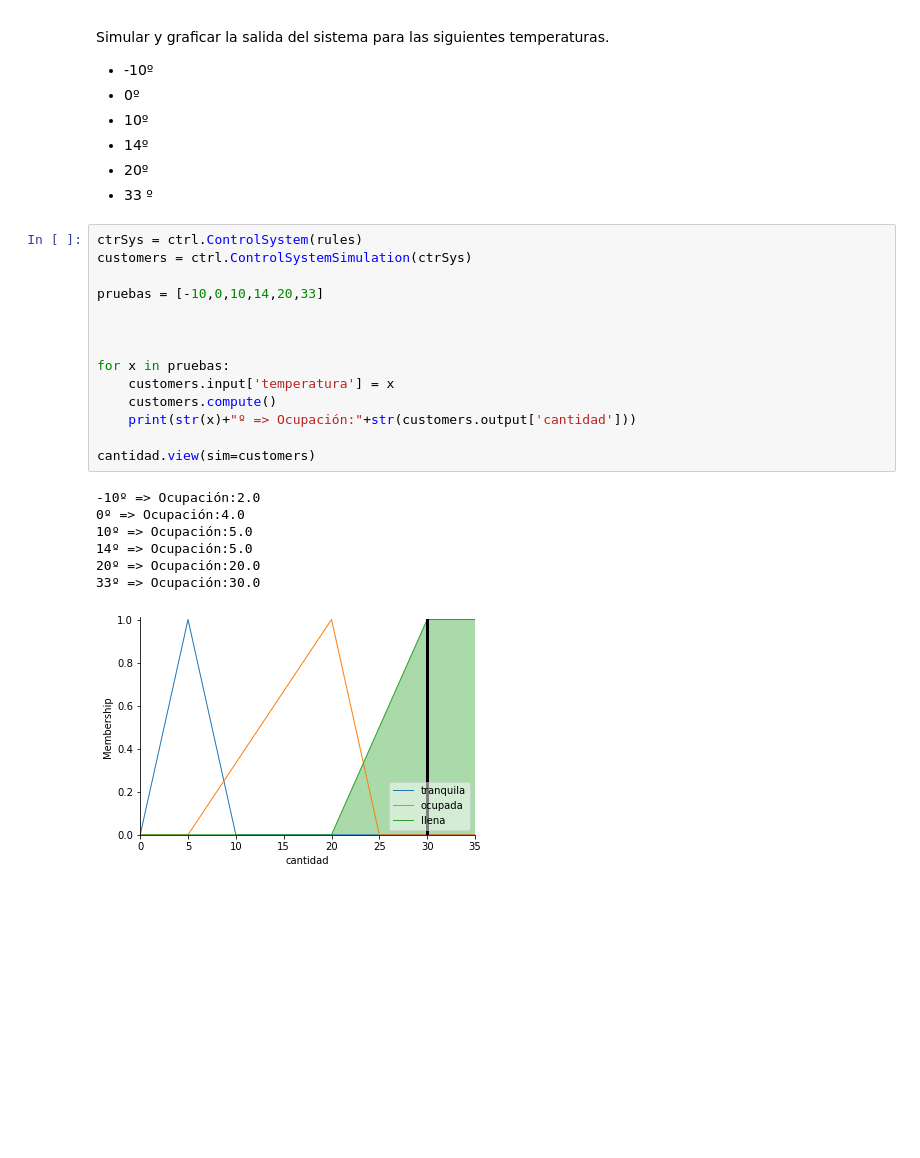
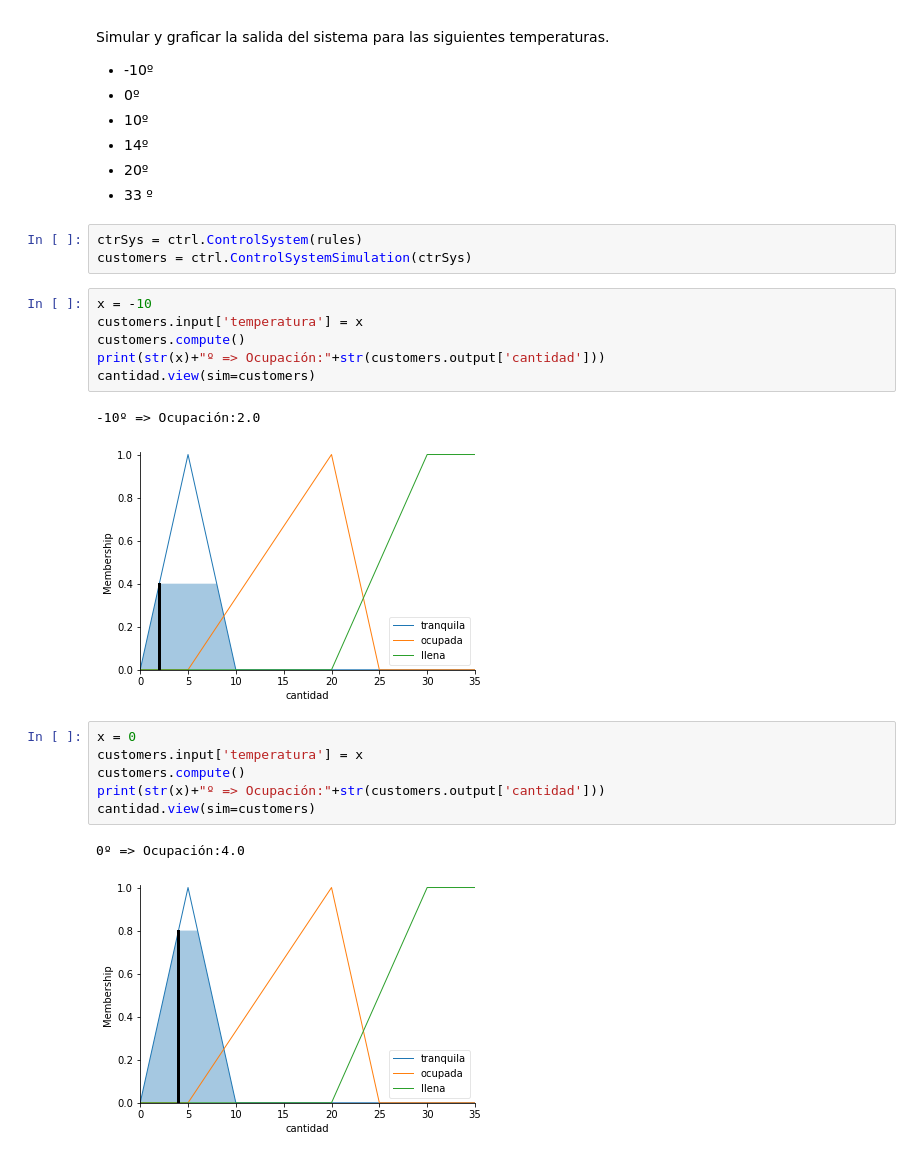
Before and after one commit to estebanarivasv/IA-2021, a Jupyter notebook: tp2/Ejercicio1.ipynb, the cells around one changed output. Saved outputs shown, nothing was run; the diff lists cells and outputs as text; blank space fills up the shorter version.

```diff
--- a/tp2/Ejercicio1.ipynb
+++ b/tp2/Ejercicio1.ipynb
@@ -62,25 +62,24 @@ Simular y graficar la salida del sistema para las siguientes temperaturas.
  - 14º
  - 20º
  - 33 º
+# %%
+ctrSys = ctrl.ControlSystem(rules)
+customers = ctrl.ControlSystemSimulation(ctrSys)
 # %%
-ctrSys = ctrl.ControlSystem(rules)
-customers = ctrl.ControlSystemSimulation(ctrSys)
-
-pruebas = [-10,0,10,14,20,33]
-
-
-
-for x in pruebas:
-    customers.input['temperatura'] = x
-    customers.compute()
-    print(str(x)+"º => Ocupación:"+str(customers.output['cantidad']))
-
+x = -10
+customers.input['temperatura'] = x
+customers.compute()
+print(str(x)+"º => Ocupación:"+str(customers.output['cantidad']))
 cantidad.view(sim=customers)
 # %% [output]
 -10º => Ocupación:2.0
-0º => Ocupación:4.0
-10º => Ocupación:5.0
-14º => Ocupación:5.0
-20º => Ocupación:20.0
-33º => Ocupación:30.0
-[figure, old version]
+[figure, new version]
+# %%
+x = 0
+customers.input['temperatura'] = x
+customers.compute()
+print(str(x)+"º => Ocupación:"+str(customers.output['cantidad']))
+cantidad.view(sim=customers)
+# %% [output]
+0º => Ocupación:4.0
+[figure, added]
```
Also changed, not shown: parts of 4 cells of this notebook.
